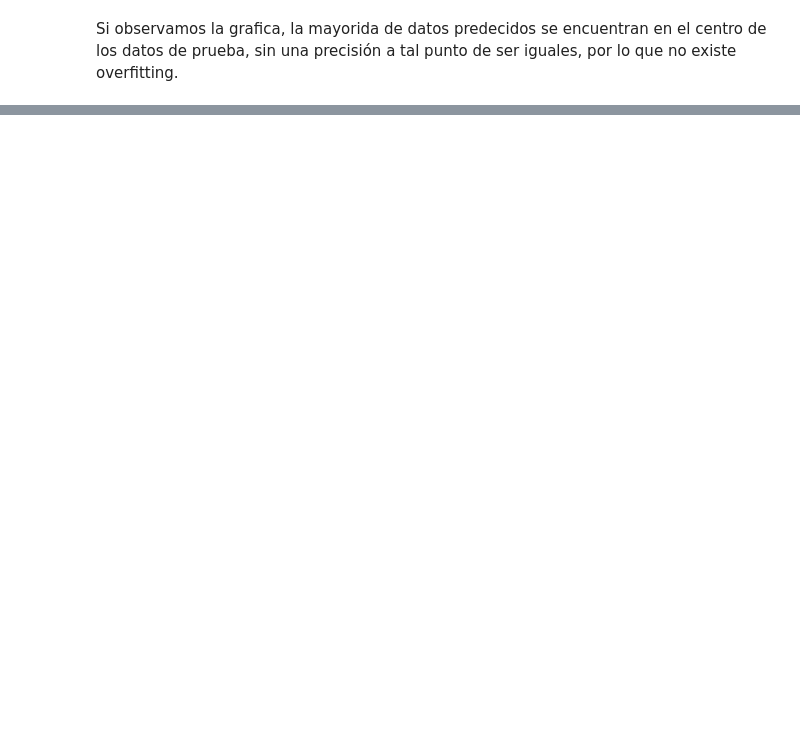
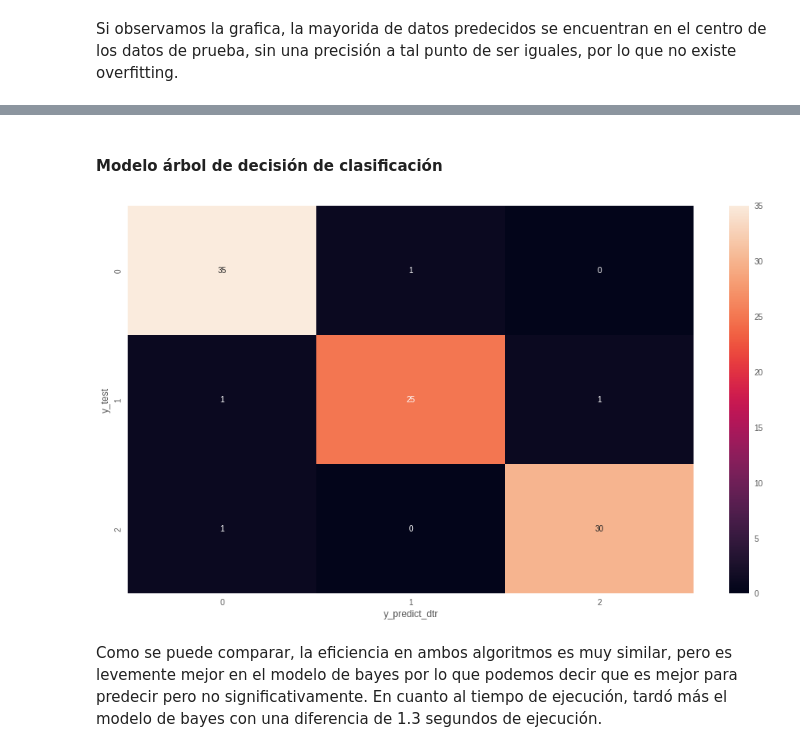
Before and after one commit to ElGutiz/Mineria-HT5, a Jupyter notebook: Mineria de Datos-HDT5.ipynb, the cells around one changed output, grey strips where cells are left out. Saved outputs shown, nothing was run; the diff lists cells and outputs as text; code cells hidden in the pictures; blank space fills up the shorter version.

```diff
--- a/Mineria de Datos-HDT5.ipynb
+++ b/Mineria de Datos-HDT5.ipynb
@@ -955,0 +984,9 @@ Si observamos la grafica, la mayorida de datos predecidos se encuentran en el ce
+# %% [markdown]
+#### Modelo árbol de decisión de clasificación
+# %%
+sb.heatmap(confusion_matrix_adf, annot=True)
+plt.show()
+# %% [output]
+[figure, added]
+# %% [markdown]
+Como se puede comparar, la eficiencia en ambos algoritmos es muy similar, pero es levemente mejor en el modelo de bayes por lo que podemos decir que es mejor para predecir pero no significativamente. En cuanto al tiempo de ejecución, tardó más el modelo de bayes con una diferencia de 1.3 segundos de ejecución.
```
Also changed, not shown: parts of 47 cells of this notebook, 1 other file.
